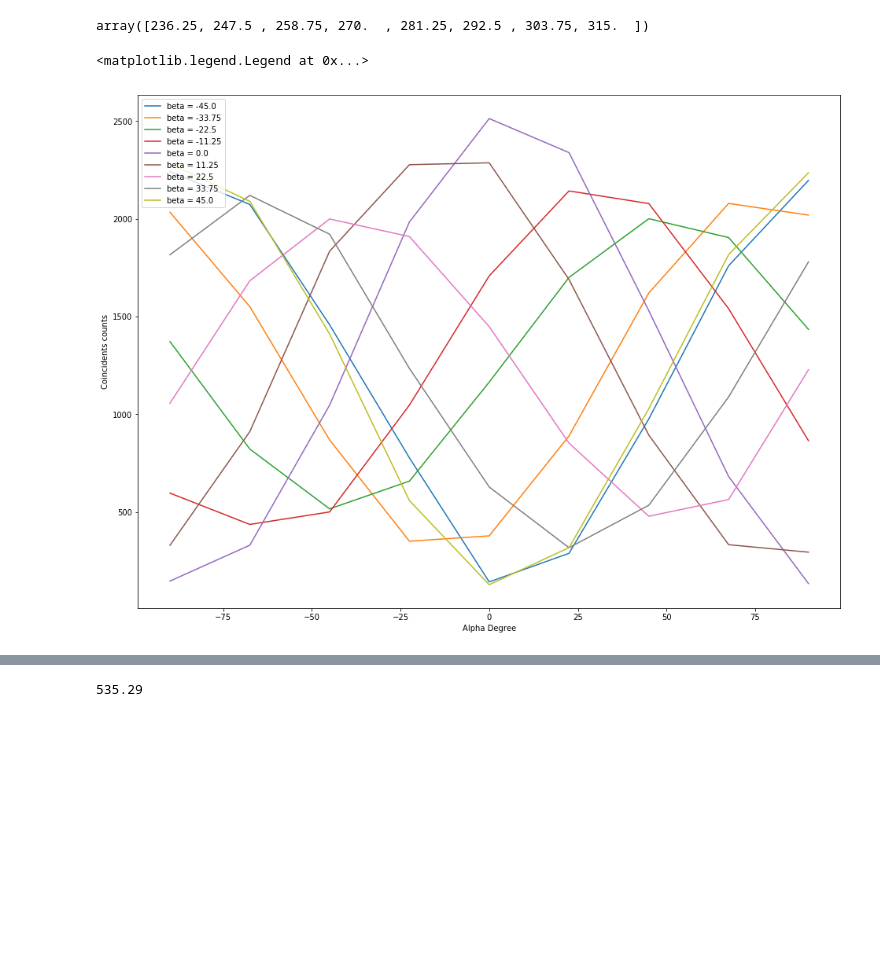
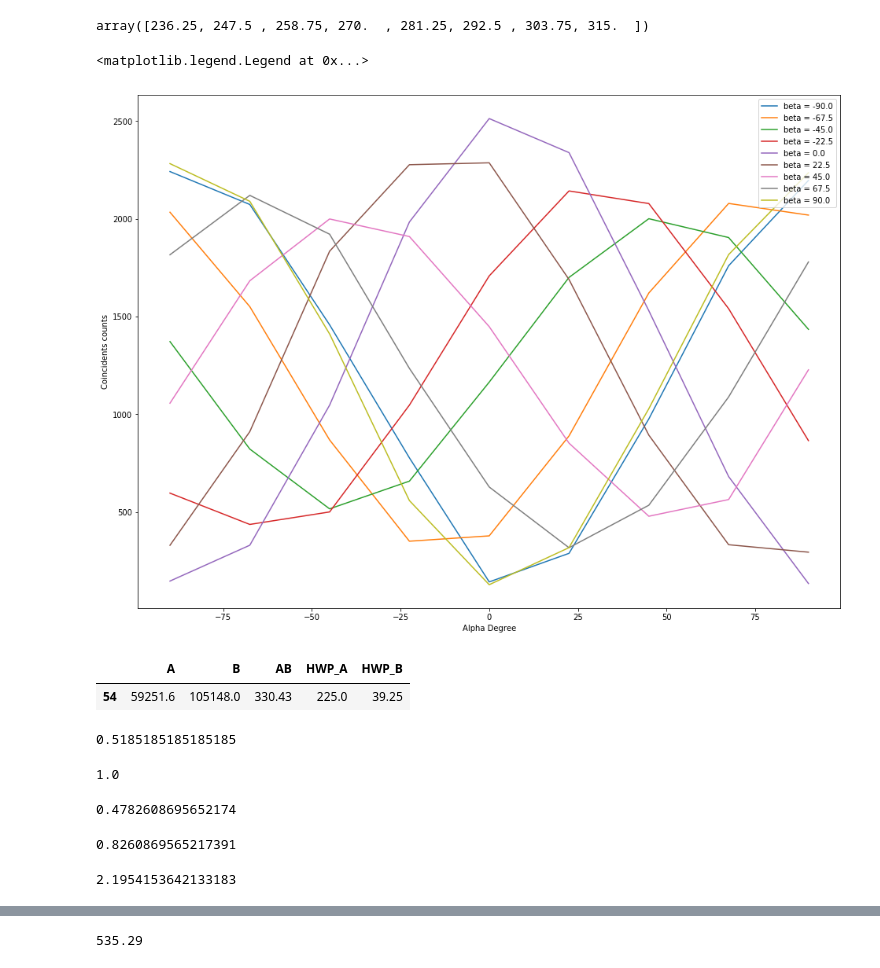
Before and after one commit to Wendywanw/111-labs, a Jupyter notebook: QIE/Untitled.ipynb, the cells around one changed output, grey strips where cells are left out. Drawn from its saved outputs; the diff is of its cells as text; code cells hidden in the pictures; blank space fills up the shorter version.

```diff
--- a/QIE/Untitled.ipynb
+++ b/QIE/Untitled.ipynb
@@ -81,14 +81,39 @@ array([236.25, 247.5 , 258.75, 270.  , 281.25, 292.5 , 303.75, 315.  ])
 # %%
 fig, ax = plt.subplots(figsize = (16,12))
 
 for b in betas:
     counts = []
     for i in alphas:
         counts += [find(i,b)['AB'].values[0]]
-    ax.plot((np.array(alphas)-270)*2,counts, label = 'beta = {}'.format(b-28))
+    ax.plot((np.array(alphas)-270)*2,counts, label = 'beta = {}'.format((b-28)*2))
 ax.set_xlabel('Alpha Degree')
 ax.set_ylabel('Coincidents counts')
 plt.legend()
 # %% [output]
 <matplotlib.legend.Legend at 0x...>
-[figure, old version]
+[figure, new version]
+# %%
+find(-45+270,11.25+28)
+# %% [output]
+|  | A | B | AB | HWP_A | HWP_B |
+| 54 | 59251.6 | 105148.0 | 330.43 | 225.0 | 39.25 |
+# %%
+(2100-500-800+2000)/(2100+500+800+2000)
+# %% [output]
+0.5185185185185185
+# %%
+(-893.9 -869.31 +1620.96 +1834.47)/(-893.9 -869.31 +1620.96 +1834.47)
+# %% [output]
+1.0
+# %%
+(1700-600-600+1700)/(1700+600+600+1700)
+# %% [output]
+0.4782608695652174
+# %%
+(2200-200-200+2000)/(2200+200+200+2000)
+# %% [output]
+0.8260869565217391
+# %%
+0.8260869565217391+0.4782608695652174+0.37254901960784315+0.5185185185185185
+# %% [output]
+2.1954153642133183
```
Also changed, not shown: parts of 21 cells of this notebook.
